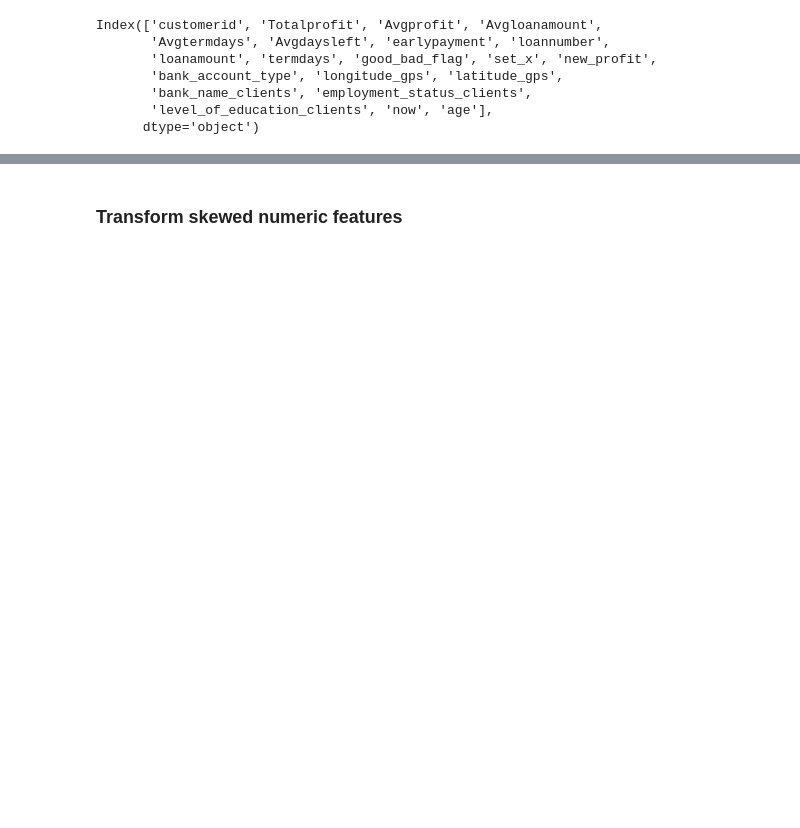
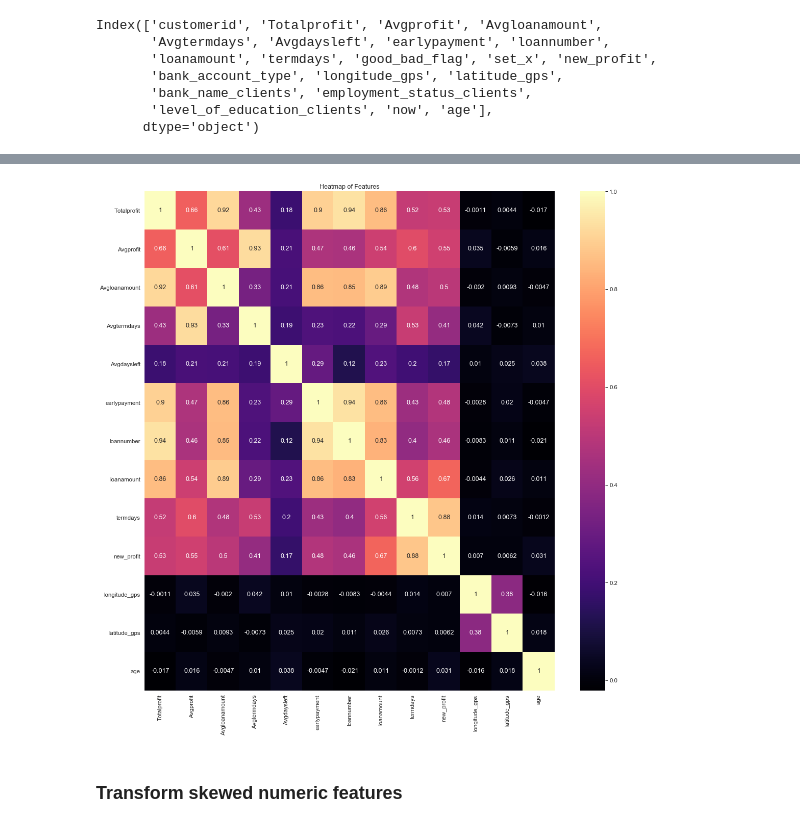
Before and after one commit to Mbugz1000/Nigeria-Loans-Groupwork, a Jupyter notebook: Nigeria Loans Workbook.ipynb, the cells around one changed output, grey strips where cells are left out. Saved outputs shown, nothing was run; the diff lists cells and outputs as text; code cells hidden in the pictures; blank space fills up the shorter version.

```diff
--- a/Nigeria Loans Workbook.ipynb
+++ b/Nigeria Loans Workbook.ipynb
@@ -566,3 +508,11 @@ memory usage: 955.0+ KB
+# %%
+plt.figure(figsize=(18,18))
+sns.heatmap(features.corr(), annot=True, cmap='magma')
+plt.title("Heatmap of Features")
+sns.set_context(context="paper",font_scale=1.5)
+plt.savefig("Heatmap")
+# %% [output]
+[figure, added]
 # %% [markdown]
 ### Transform skewed numeric features
 # %%
```
Also changed, not shown: parts of 35 cells of this notebook, 2 other files.
